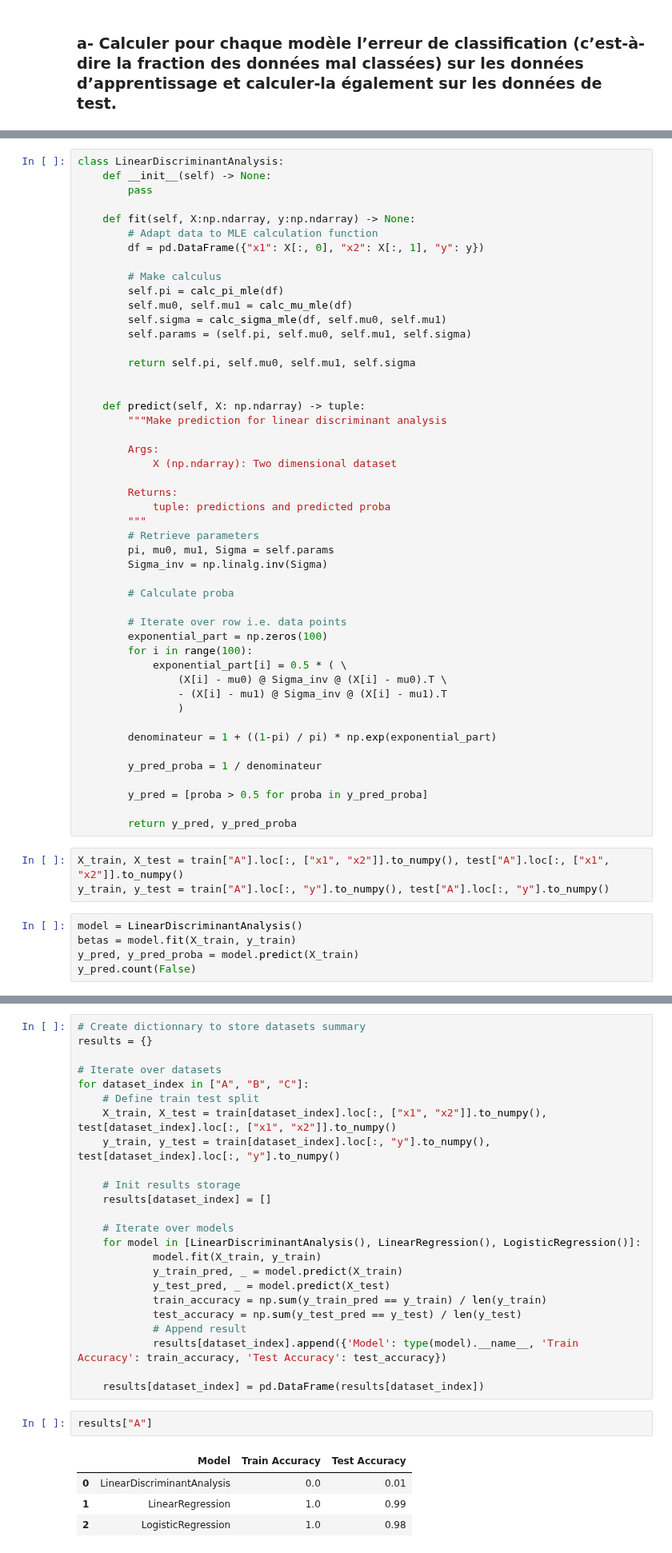
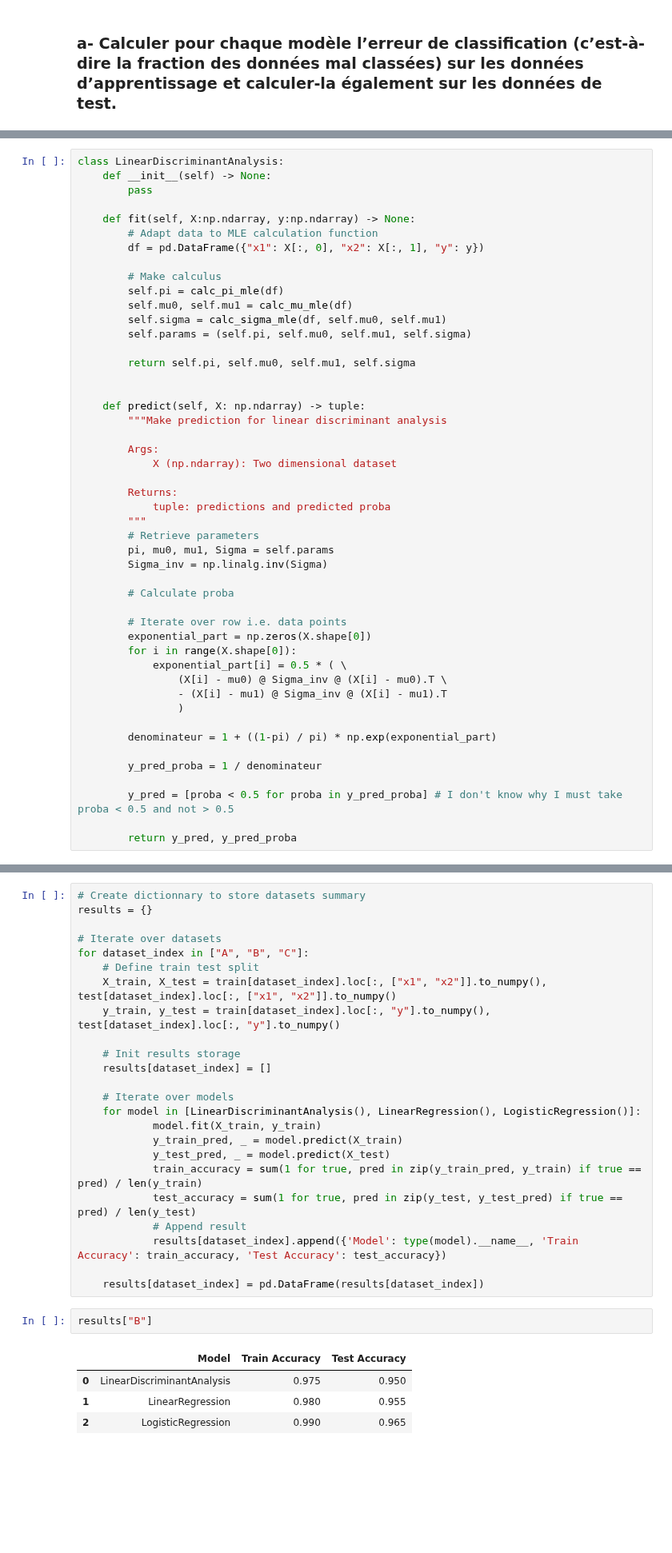
Before and after one commit to jExbrayat/introduction-artificial-intelligence, a Jupyter notebook: projet.ipynb, the cells around one changed output, grey strips where cells are left out. Shown at 80% size. Cells and saved outputs as stored; diff of their text form; blank space fills up the shorter version.

Commit message:
get good results

```diff
--- a/projet.ipynb
+++ b/projet.ipynb
@@ -924,8 +924,8 @@ class LinearDiscriminantAnalysis:
         # Calculate proba
 
         # Iterate over row i.e. data points
-        exponential_part = np.zeros(100)
-        for i in range(100):
+        exponential_part = np.zeros(X.shape[0])
+        for i in range(X.shape[0]):
             exponential_part[i] = 0.5 * ( \
                 (X[i] - mu0) @ Sigma_inv @ (X[i] - mu0).T \
                 - (X[i] - mu1) @ Sigma_inv @ (X[i] - mu1).T
@@ -935,14 +935,6 @@ class LinearDiscriminantAnalysis:
 
         y_pred_proba = 1 / denominateur
 
-        y_pred = [proba > 0.5 for proba in y_pred_proba]
+        y_pred = [proba < 0.5 for proba in y_pred_proba] # I don't know why I must take proba < 0.5 and not > 0.5
 
         return y_pred, y_pred_proba
-# %%
-X_train, X_test = train["A"].loc[:, ["x1", "x2"]].to_numpy(), test["A"].loc[:, ["x1", "x2"]].to_numpy()
-y_train, y_test = train["A"].loc[:, "y"].to_numpy(), test["A"].loc[:, "y"].to_numpy()
-# %%
-model = LinearDiscriminantAnalysis()
-betas = model.fit(X_train, y_train)
-y_pred, y_pred_proba = model.predict(X_train)
-y_pred.count(False)
@@ -966,18 +956,18 @@ for dataset_index in ["A", "B", "C"]:
             model.fit(X_train, y_train)
             y_train_pred, _ = model.predict(X_train)
             y_test_pred, _ = model.predict(X_test)
-            train_accuracy = np.sum(y_train_pred == y_train) / len(y_train)
-            test_accuracy = np.sum(y_test_pred == y_test) / len(y_test)
+            train_accuracy = sum(1 for true, pred in zip(y_train_pred, y_train) if true == pred) / len(y_train)
+            test_accuracy = sum(1 for true, pred in zip(y_test, y_test_pred) if true == pred) / len(y_test)
             # Append result
             results[dataset_index].append({'Model': type(model).__name__, 'Train Accuracy': train_accuracy, 'Test Accuracy': test_accuracy})
 
     results[dataset_index] = pd.DataFrame(results[dataset_index])
 # %%
-results["A"]
+results["B"]
 # %% [output]
 |  | Model | Train Accuracy | Test Accuracy |
-| 0 | LinearDiscriminantAnalysis | 0.0 | 0.01 |
-| 1 | LinearRegression | 1.0 | 0.99 |
-| 2 | LogisticRegression | 1.0 | 0.98 |
+| 0 | LinearDiscriminantAnalysis | 0.975 | 0.950 |
+| 1 | LinearRegression | 0.980 | 0.955 |
+| 2 | LogisticRegression | 0.990 | 0.965 |
 # %% [markdown]
 ### b- Comparer les performances des différentes méthodes sur les trois jeux de données. L’erreur de classification est-elle plus grande, plus petite ou similaire sur les données d’entraînement et de test ? Pourquoi ? Quelles méthodes donnent des résultats très similaires/différents ? Quelles méthodes donnent les meilleurs résultats sur les différents jeux de données ? Donner une interprétation.
```
Also changed, not shown: parts of 5 cells of this notebook.
